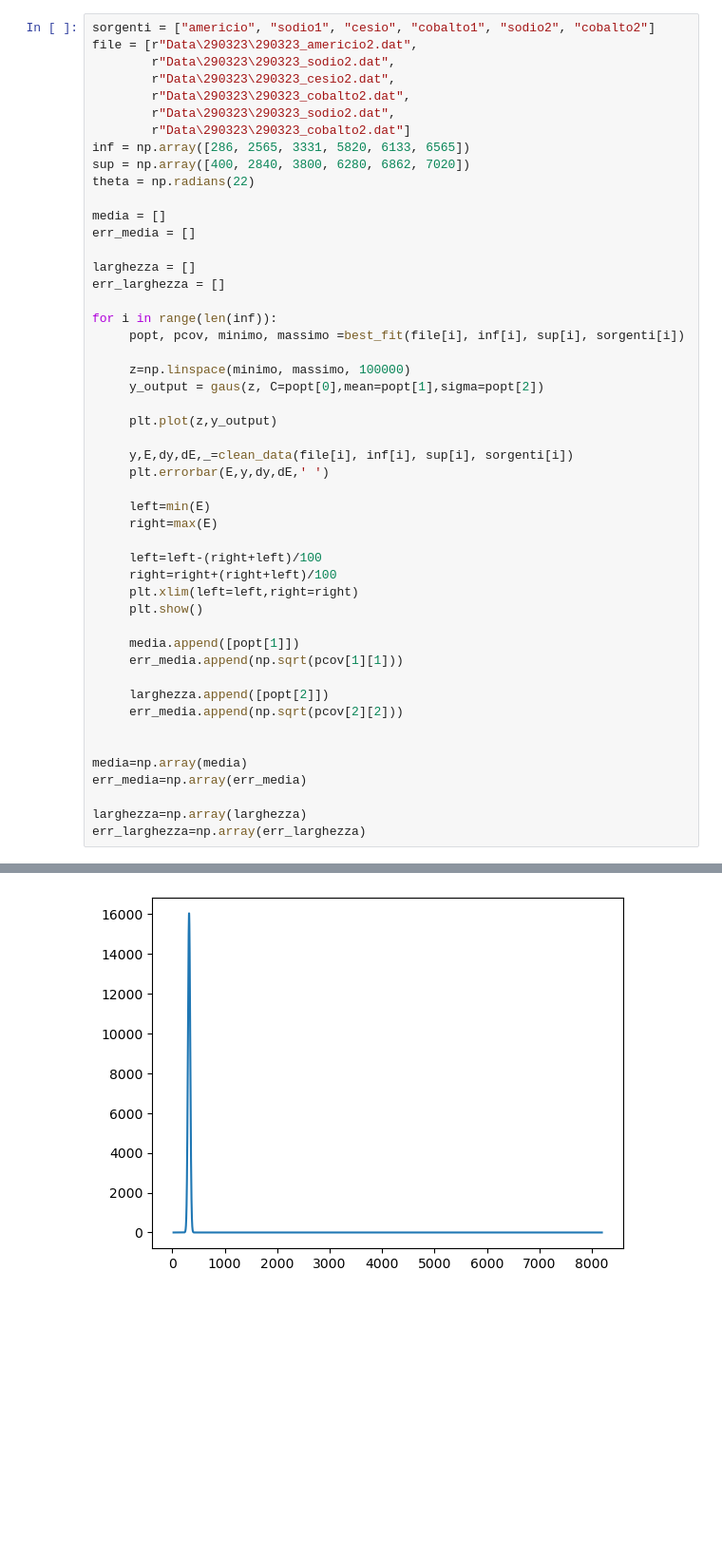
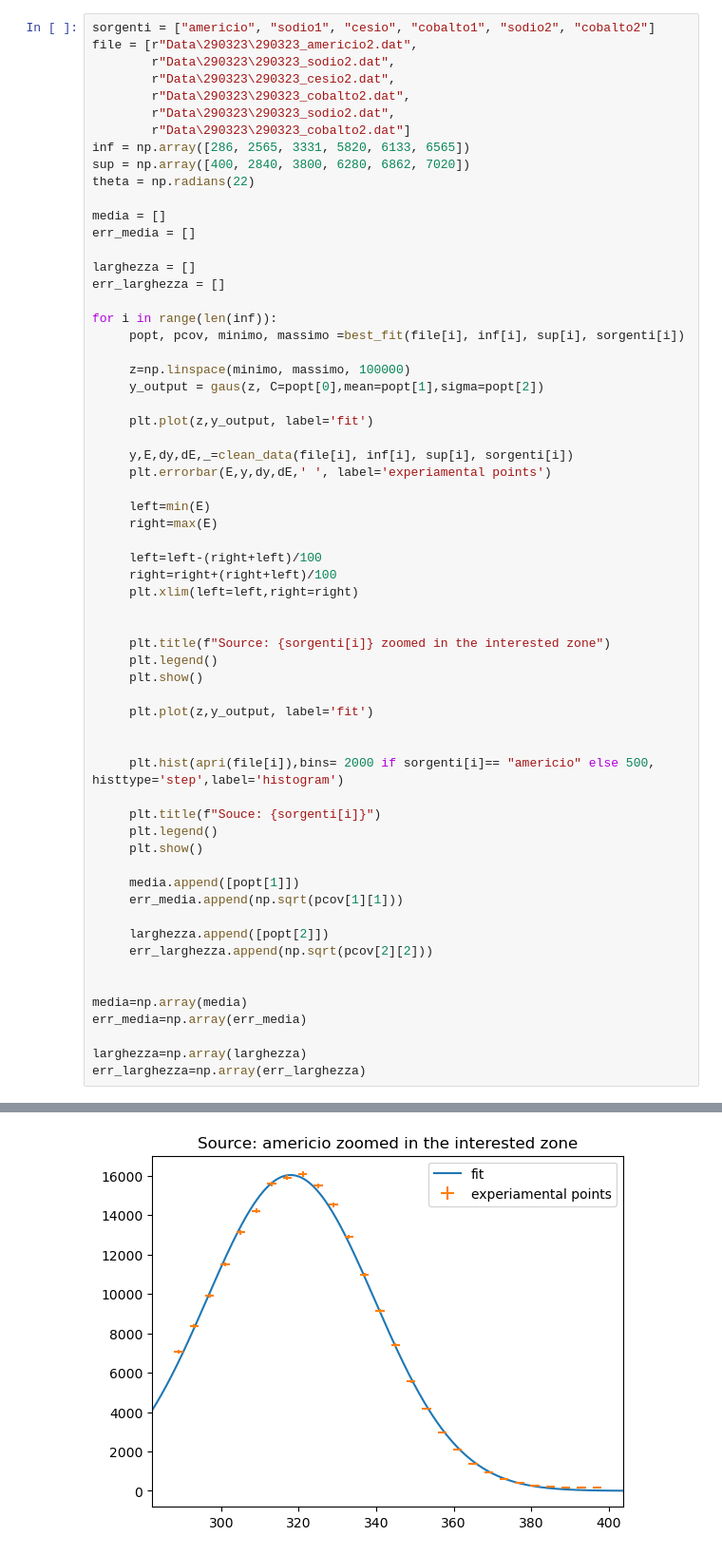
Before and after one commit to ChrisTangaNunz/particle-lab, a Jupyter notebook: asd.ipynb, the cells around one changed output, grey strips where cells are left out. Shown at 95% size. Cells and saved outputs as stored; diff of their text form; blank space fills up the shorter version.

```diff
--- a/asd.ipynb
+++ b/asd.ipynb
@@ -26,10 +26,10 @@ for i in range(len(inf)):
      z=np.linspace(minimo, massimo, 100000)
      y_output = gaus(z, C=popt[0],mean=popt[1],sigma=popt[2])
 
-     plt.plot(z,y_output)
+     plt.plot(z,y_output, label='fit')
 
      y,E,dy,dE,_=clean_data(file[i], inf[i], sup[i], sorgenti[i])
-     plt.errorbar(E,y,dy,dE,' ')
+     plt.errorbar(E,y,dy,dE,' ', label='experiamental points')
 
      left=min(E)
      right=max(E)
@@ -37,13 +37,26 @@ for i in range(len(inf)):
      left=left-(right+left)/100
      right=right+(right+left)/100
      plt.xlim(left=left,right=right)
+
+
+     plt.title(f"Source: {sorgenti[i]} zoomed in the interested zone")
+     plt.legend()
+     plt.show()
+
+     plt.plot(z,y_output, label='fit')
+
+
+     plt.hist(apri(file[i]),bins= 2000 if sorgenti[i]== "americio" else 500, histtype='step',label='histogram')
+
+     plt.title(f"Souce: {sorgenti[i]}")
+     plt.legend()
      plt.show()
 
      media.append([popt[1]])
      err_media.append(np.sqrt(pcov[1][1]))
 
      larghezza.append([popt[2]])
-     err_media.append(np.sqrt(pcov[2][2]))
+     err_larghezza.append(np.sqrt(pcov[2][2]))
 
 
 media=np.array(media)
@@ -56 +68 @@ ValueError: not enough values to unpack (expected 6, got 5)
-[figure, old version]
+[figure, new version]
```
Also changed, not shown: parts of 4 cells of this notebook, 1 other file.
